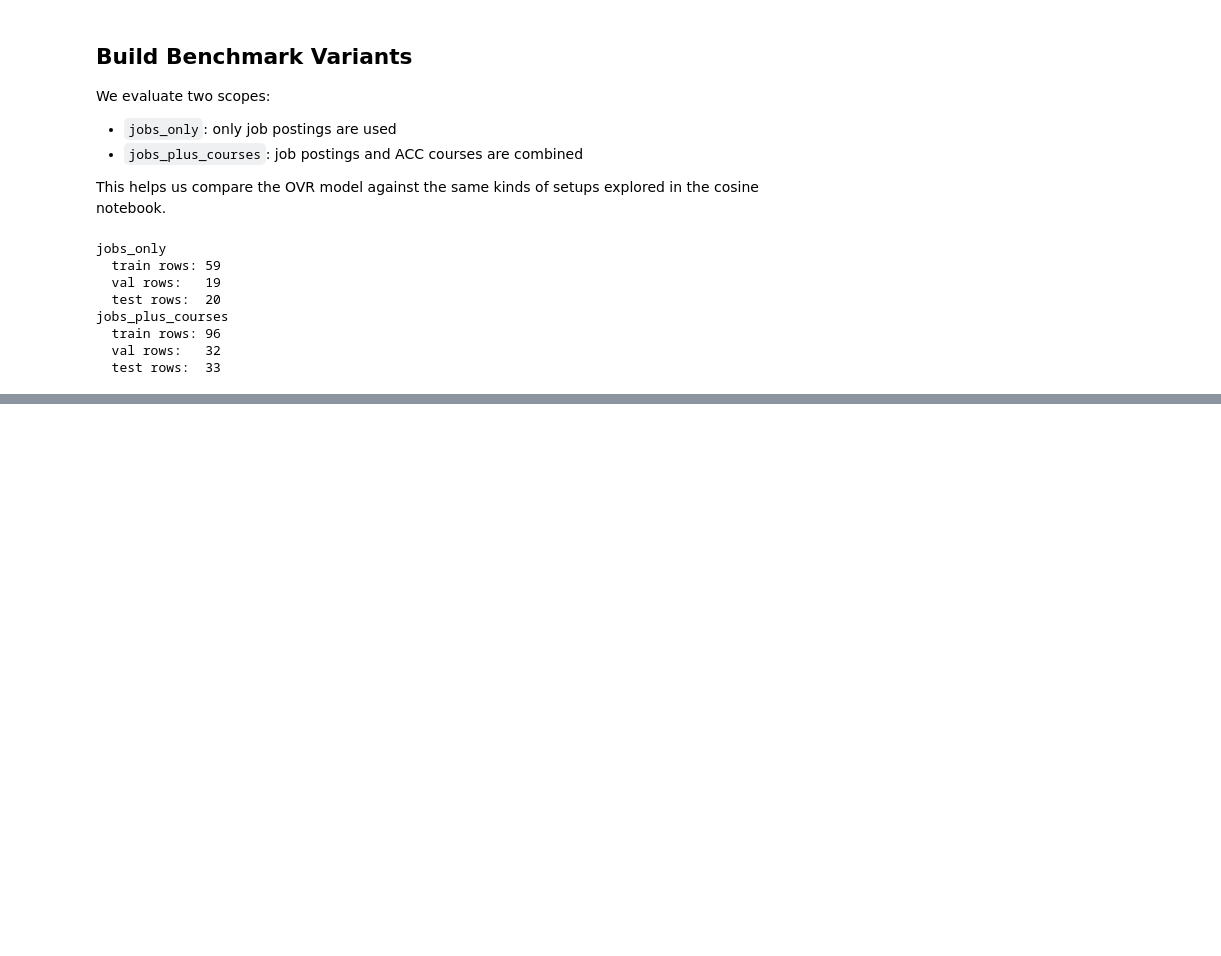
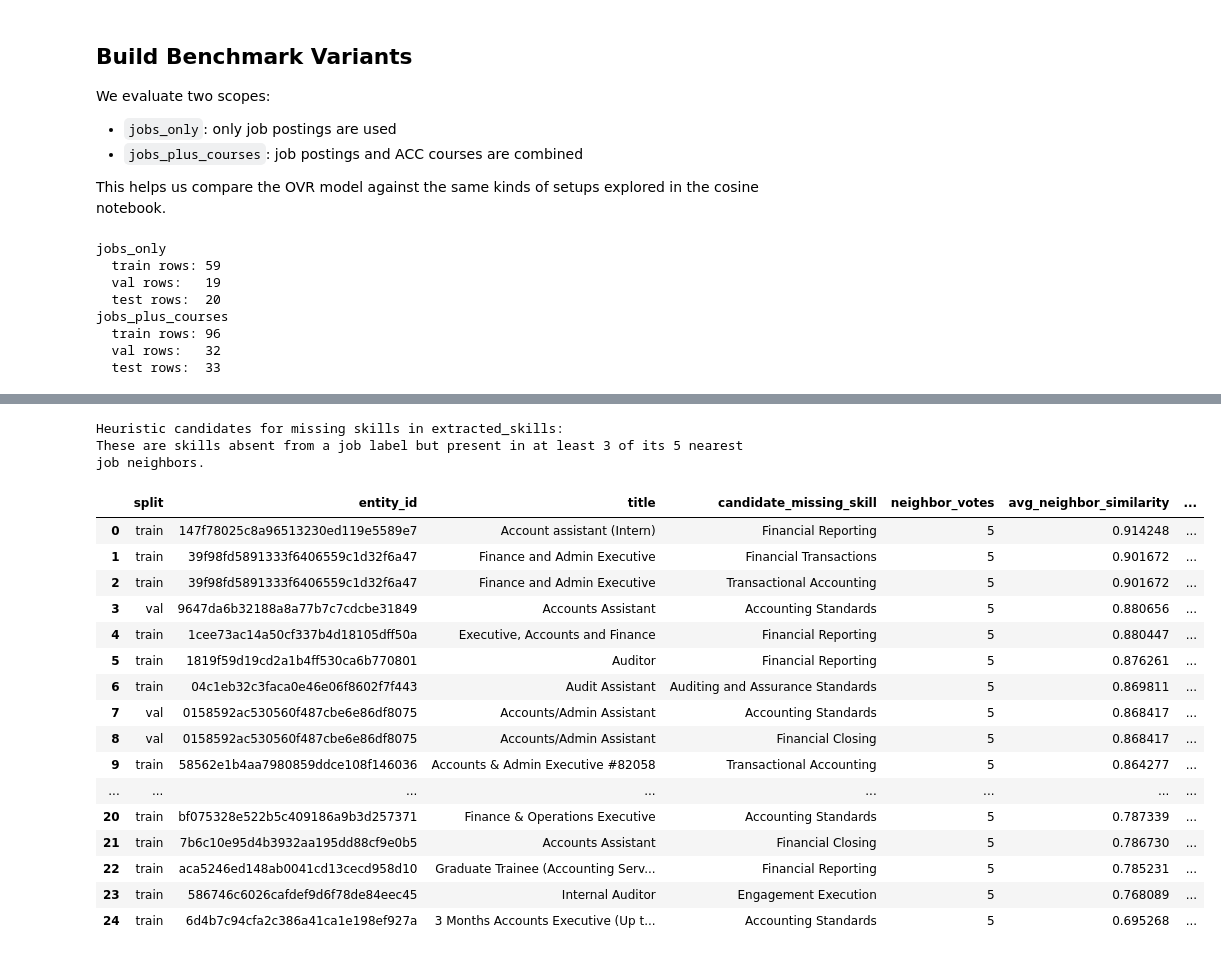
Before and after one commit to Bomb-omb/dsa4264-JobReady, a Jupyter notebook: model/ovr_thres_fixed.ipynb, the cells around one changed output, grey strips where cells are left out. Saved outputs shown, nothing was run; the diff lists cells and outputs as text; code cells hidden in the pictures; blank space fills up the shorter version.

```diff
--- a/model/ovr_thres_fixed.ipynb
+++ b/model/ovr_thres_fixed.ipynb
@@ -514,0 +1226,66 @@ skipped_skills            177
+# %%
+neighbor_top_k = min(5, len(jobs_all_df) - 1)
+missing_label_candidate_rows = []
+
+for row_idx in range(len(jobs_all_df)):
+    nearest_indices = np.argsort(jobs_similarity[row_idx])[::-1][:neighbor_top_k]
+    current_skills = job_skill_sets[row_idx]
+    skill_votes = Counter()
+    skill_similarity_sum = Counter()
+    skill_supporting_titles = {}
+
+    for neighbor_idx in nearest_indices:
+        neighbor_similarity = float(jobs_similarity[row_idx, neighbor_idx])
+        for skill in job_skill_sets[neighbor_idx]:
+            if skill in current_skills:
+                continue
+            skill_votes[skill] += 1
+            skill_similarity_sum[skill] += neighbor_similarity
+            skill_supporting_titles.setdefault(skill, []).append(str(jobs_all_df.iloc[neighbor_idx]["display_title"]))
+
+    for skill_name, votes in skill_votes.items():
+        if votes < 3:
+            continue
+        avg_similarity = skill_similarity_sum[skill_name] / votes
+        missing_label_candidate_rows.append({
+            "split": jobs_all_df.iloc[row_idx]["split"],
+            "entity_id": jobs_all_df.iloc[row_idx]["entity_id"],
+            "title": jobs_all_df.iloc[row_idx]["display_title"],
+            "candidate_missing_skill": skill_name,
+            "neighbor_votes": int(votes),
+            "avg_neighbor_similarity": float(avg_similarity),
+            "current_num_skills": int(len(current_skills)),
+            "current_skills": " | ".join(sorted(current_skills)),
+            "supporting_neighbor_titles": " || ".join(skill_supporting_titles[skill_name][:3]),
+        })
+
+missing_label_candidates_df = pd.DataFrame(missing_label_candidate_rows)
+if not missing_label_candidates_df.empty:
+    missing_label_candidates_df = missing_label_candidates_df.sort_values(
+        by=["neighbor_votes", "avg_neighbor_similarity", "title", "candidate_missing_skill"],
+        ascending=[False, False, True, True],
+    ).reset_index(drop=True)
+
+print("Heuristic candidates for missing skills in extracted_skills:")
+print("These are skills absent from a job label but present in at least 3 of its 5 nearest job neighbors.")
+display(missing_label_candidates_df.head(25))
+# %% [output]
+Heuristic candidates for missing skills in extracted_skills:
+These are skills absent from a job label but present in at least 3 of its 5 nearest job neighbors.
+|  | split | entity_id | title | candidate_missing_skill | neighbor_votes | avg_neighbor_similarity | ... |
+| 0 | train | 147f78025c8a96513230ed119e5589e7 | Account assistant (Intern) | Financial Reporting | 5 | 0.914248 | ... |
+| 1 | train | 39f98fd5891333f6406559c1d32f6a47 | Finance and Admin Executive | Financial Transactions | 5 | 0.901672 | ... |
+| 2 | train | 39f98fd5891333f6406559c1d32f6a47 | Finance and Admin Executive | Transactional Accounting | 5 | 0.901672 | ... |
+| 3 | val | 9647da6b32188a8a77b7c7cdcbe31849 | Accounts Assistant | Accounting Standards | 5 | 0.880656 | ... |
+| 4 | train | 1cee73ac14a50cf337b4d18105dff50a | Executive, Accounts and Finance | Financial Reporting | 5 | 0.880447 | ... |
+| 5 | train | 1819f59d19cd2a1b4ff530ca6b770801 | Auditor | Financial Reporting | 5 | 0.876261 | ... |
+| 6 | train | 04c1eb32c3faca0e46e06f8602f7f443 | Audit Assistant | Auditing and Assurance Standards | 5 | 0.869811 | ... |
+| 7 | val | 0158592ac530560f487cbe6e86df8075 | Accounts/Admin Assistant | Accounting Standards | 5 | 0.868417 | ... |
+| 8 | val | 0158592ac530560f487cbe6e86df8075 | Accounts/Admin Assistant | Financial Closing | 5 | 0.868417 | ... |
+| 9 | train | 58562e1b4aa7980859ddce108f146036 | Accounts & Admin Executive #82058 | Transactional Accounting | 5 | 0.864277 | ... |
+| ... | ... | ... | ... | ... | ... | ... | ... |
+| 20 | train | bf075328e522b5c409186a9b3d257371 | Finance & Operations Executive | Accounting Standards | 5 | 0.787339 | ... |
+| 21 | train | 7b6c10e95d4b3932aa195dd88cf9e0b5 | Accounts Assistant | Financial Closing | 5 | 0.786730 | ... |
+| 22 | train | aca5246ed148ab0041cd13cecd958d10 | Graduate Trainee (Accounting Serv... | Financial Reporting | 5 | 0.785231 | ... |
+| 23 | train | 586746c6026cafdef9d6f78de84eec45 | Internal Auditor | Engagement Execution | 5 | 0.768089 | ... |
+| 24 | train | 6d4b7c94cfa2c386a41ca1e198ef927a | 3 Months Accounts Executive (Up t... | Accounting Standards | 5 | 0.695268 | ... |
```
Also changed, not shown: parts of 16 cells of this notebook, 4 other files.
